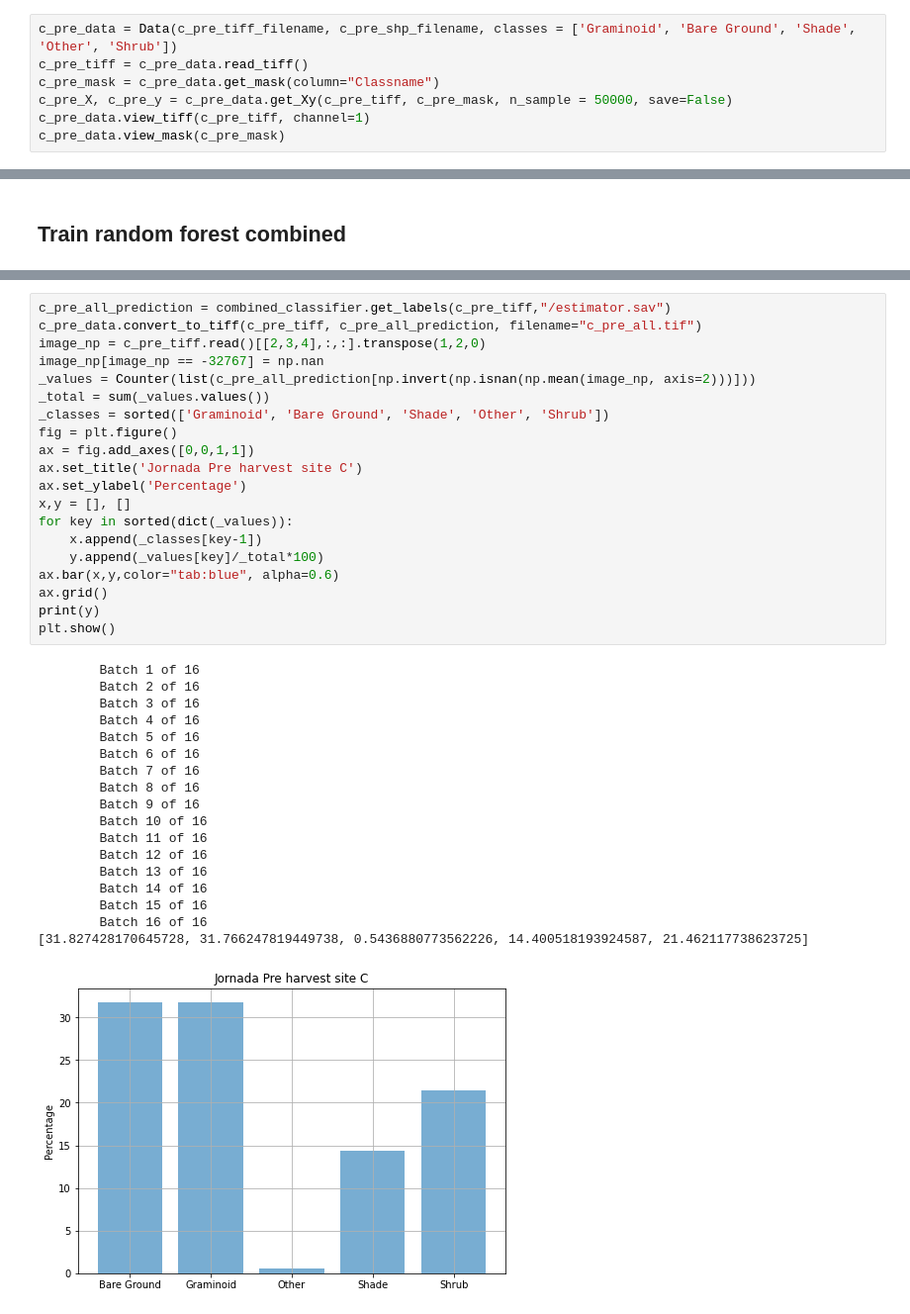
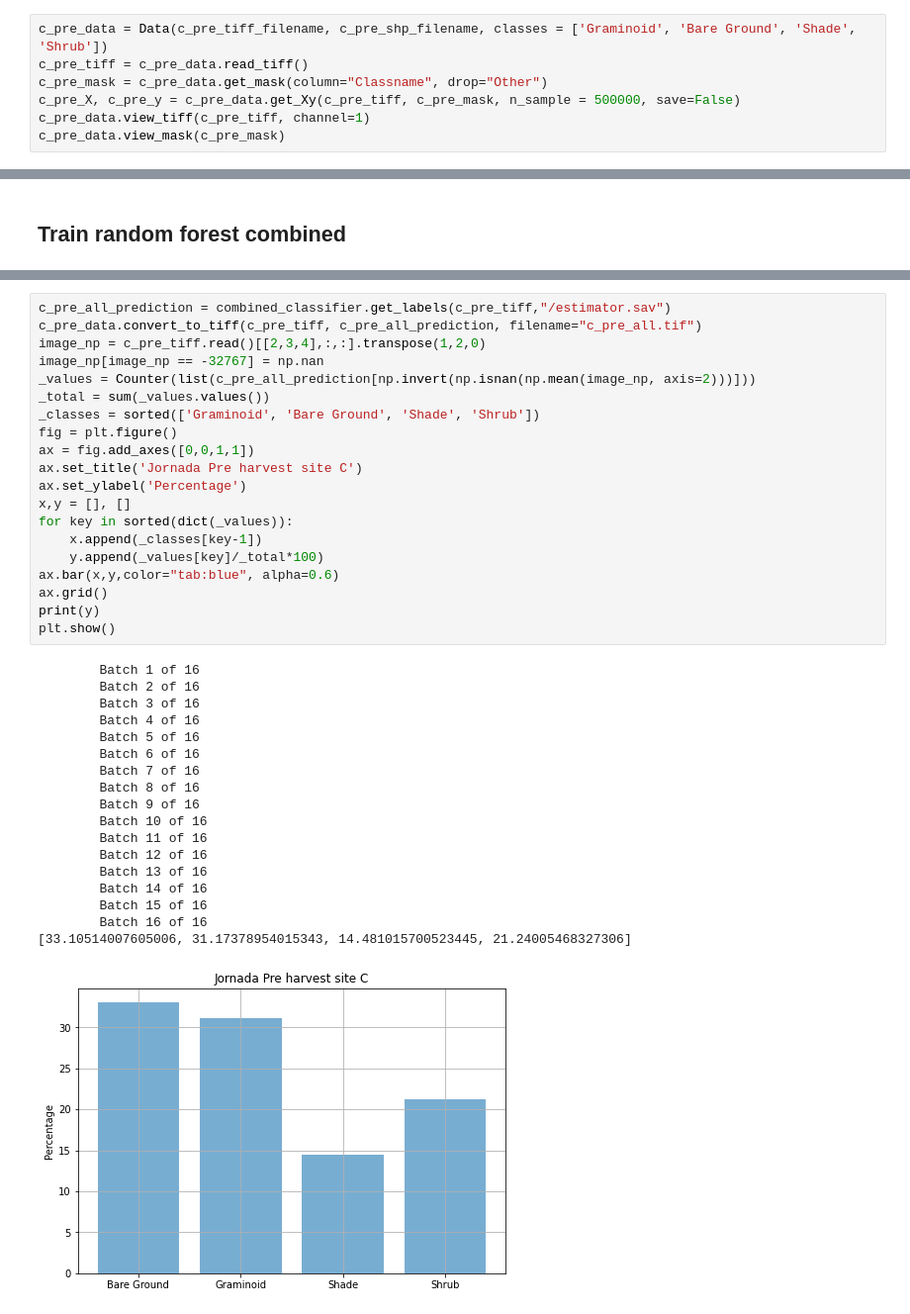
Before and after one commit to Aryal007/ml_satellite_image_segmentation, a Jupyter notebook: example_jornada_airborne.ipynb, the cells around one changed output, grey strips where cells are left out. Shown at 99% size. Saved outputs shown, nothing was run; the diff lists cells and outputs as text.

Commit message:
added metrics for max likelihood and rf, updated training on 4 classes

```diff
--- a/example_jornada_airborne.ipynb
+++ b/example_jornada_airborne.ipynb
@@ -23,10 +23,10 @@ p_pre_shp_filename = "./Sergio/Labels/JOR_P_Pre.shp"
 t_pre_tiff_filename = "./Sergio/Images/JOR_T_Pre.tif"
 t_pre_shp_filename = "./Sergio/Labels/JOR_T_Pre.shp"
 # %%
-c_pre_data = Data(c_pre_tiff_filename, c_pre_shp_filename, classes = ['Graminoid', 'Bare Ground', 'Shade', 'Other', 'Shrub'])
+c_pre_data = Data(c_pre_tiff_filename, c_pre_shp_filename, classes = ['Graminoid', 'Bare Ground', 'Shade', 'Shrub'])
 c_pre_tiff = c_pre_data.read_tiff()
-c_pre_mask = c_pre_data.get_mask(column="Classname")
-c_pre_X, c_pre_y = c_pre_data.get_Xy(c_pre_tiff, c_pre_mask, n_sample = 50000, save=False)
+c_pre_mask = c_pre_data.get_mask(column="Classname", drop="Other")
+c_pre_X, c_pre_y = c_pre_data.get_Xy(c_pre_tiff, c_pre_mask, n_sample = 500000, save=False)
 c_pre_data.view_tiff(c_pre_tiff, channel=1)
 c_pre_data.view_mask(c_pre_mask)
 # %% [output]
@@ -483,38 +483,38 @@ image_np = c_pre_tiff.read()[[2,3,4],:,:].transpose(1,2,0)
 image_np[image_np == -32767] = np.nan
 _values = Counter(list(c_pre_all_prediction[np.invert(np.isnan(np.mean(image_np, axis=2)))]))
 _total = sum(_values.values())
-_classes = sorted(['Graminoid', 'Bare Ground', 'Shade', 'Other', 'Shrub'])
+_classes = sorted(['Graminoid', 'Bare Ground', 'Shade', 'Shrub'])
 fig = plt.figure()
 ax = fig.add_axes([0,0,1,1])
 ax.set_title('Jornada Pre harvest site C')
 ax.set_ylabel('Percentage')
 x,y = [], []
 for key in sorted(dict(_values)):
     x.append(_classes[key-1])
     y.append(_values[key]/_total*100)
 ax.bar(x,y,color="tab:blue", alpha=0.6)
 ax.grid()
 print(y)
 plt.show()
 # %% [output]
         Batch 1 of 16
         Batch 2 of 16
         Batch 3 of 16
         Batch 4 of 16
         Batch 5 of 16
         Batch 6 of 16
         Batch 7 of 16
         Batch 8 of 16
         Batch 9 of 16
         Batch 10 of 16
         Batch 11 of 16
         Batch 12 of 16
         Batch 13 of 16
         Batch 14 of 16
         Batch 15 of 16
         Batch 16 of 16
-[31.827428170645728, 31.766247819449738, 0.5436880773562226, 14.400518193924587, 21.462117738623725]
+[33.10514007605006, 31.17378954015343, 14.481015700523445, 21.24005468327306]
-[figure, old version]
+[figure, new version]
 # %%
 c_post_all_prediction = combined_classifier.get_labels(c_post_tiff,"/estimator.sav")
 c_post_data.convert_to_tiff(c_post_tiff, c_post_all_prediction, filename="c_post_all.tif")
```
Also changed, not shown: parts of 26 cells of this notebook, 2 other files.
